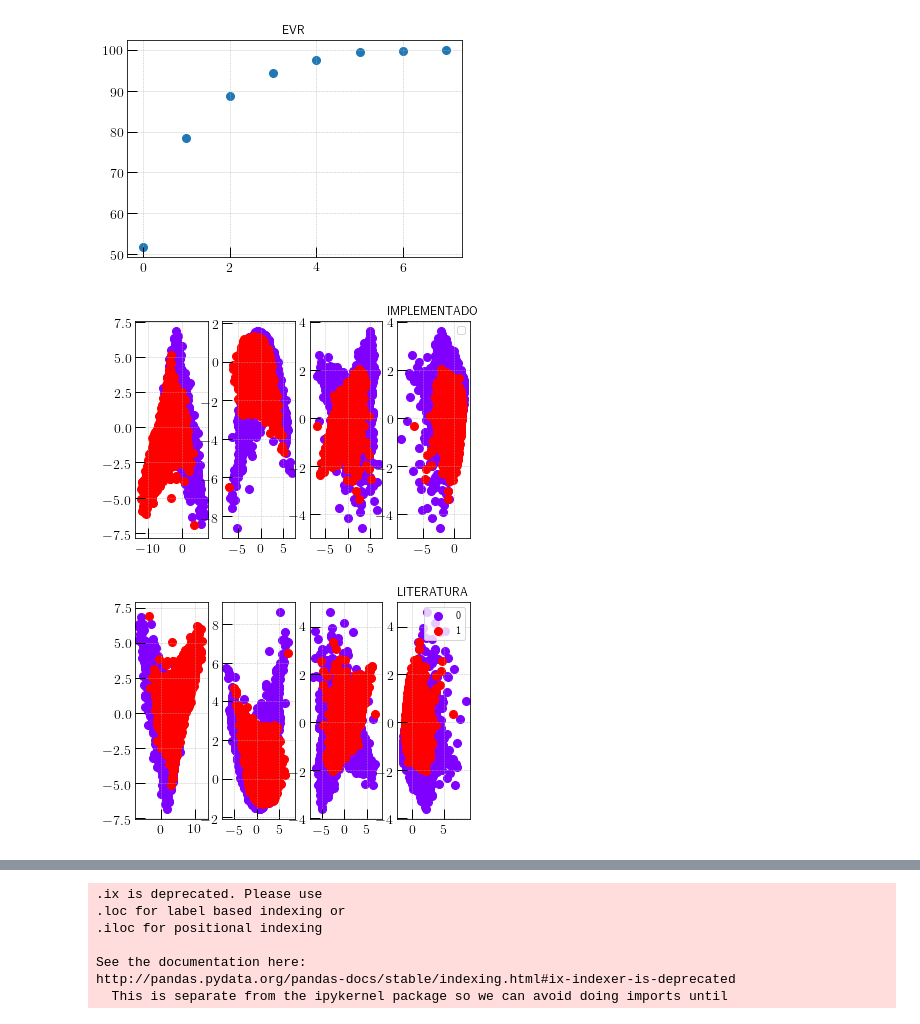
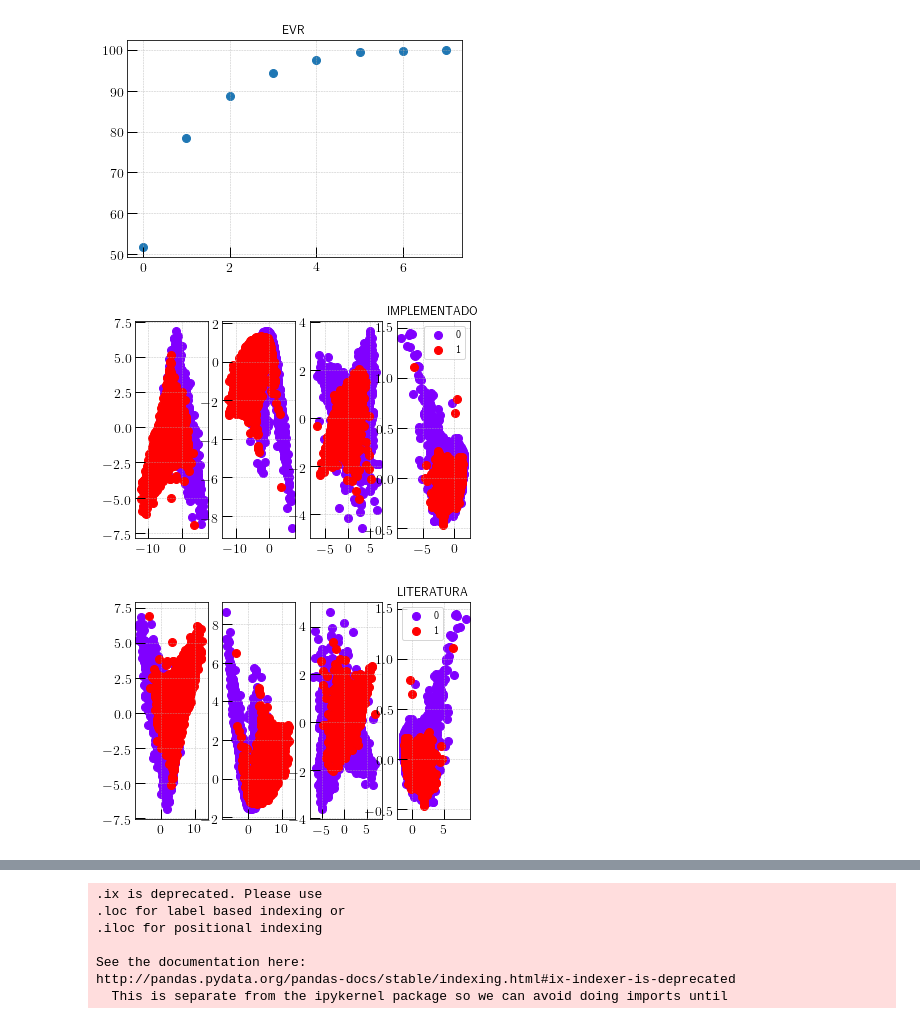
Before and after one commit to devmessias/Artificial-and-Natural-Vision, a Jupyter notebook: PCA.ipynb, the cells around one changed output, grey strips where cells are left out. Saved outputs shown, nothing was run; the diff lists cells and outputs as text; code cells hidden in the pictures.

```diff
--- a/PCA.ipynb
+++ b/PCA.ipynb
@@ -70,7 +68,6 @@ def plot_pcas(
     plt.show()
 
     fig, ax = plt.subplots(1, len(pcas))
-    legend = []
     plt.title("IMPLEMENTADO")
     for i, (pc0, pc1) in enumerate(pcas):
         legend = []
@@ -79,9 +76,9 @@ def plot_pcas(
             ys = [PCA[pc1,:][i] for i in ind_y]
 
             ax[i].scatter(xs, ys, c=color)
-            legend.append(name)
 
-    plt.legend(legend)
+
+    plt.legend(classes)
     plt.show()
 
     n_components = max([v[0] for v in pcas] + [v[1] for v in pcas])+1
@@ -90,18 +87,27 @@ def plot_pcas(
 
     fig, ax = plt.subplots(1, len(pcas))
     plt.title("LITERATURA")
-    legend = []
     for i, (pc0, pc1) in enumerate(pcas):
         legend = []
         for color, name in zip(color_by_class, classes):
             ax[i].scatter(Y_sklearn[Y==name, pc0], Y_sklearn[Y==name, pc1], c=color)
-            legend.append(name)
 
-    plt.legend(legend)
+    plt.legend(classes)
     plt.show()
+
+
+
+
+    return eig_vals, eig_vecs,cov_mat, PCA, sklearn_pca,  classes
 # %%
+pcas=[
+        (0, 1),
+        (0, 2),
+        (1, 3),
+        (2, 7),
+    ]
 df = pd.read_csv("pulsar_stars.csv")
-
+features = df.drop(columns="target_class").columns
 X = df.ix[:,0:8].values
 Y = df.ix[:,8].values
 df.tail()
@@ -119,9 +125,9 @@ http://pandas.pydata.org/pandas-docs/stable/indexing.html#ix-indexer-is-deprecat
 | 17895 | 119.335938 | 59.935939 | 0.159363 | -0.743025 | ... |
 | 17896 | 114.507812 | 53.902400 | 0.201161 | -0.024789 | ... |
 | 17897 | 57.062500 | 85.797340 | 1.406391 | 0.089520 | ... |
-# %%
-plot_pcas(X, Y)
-# %% [output]
-[figure, removed]
-[figure, removed]
-[figure, removed]
+# %%
+eig_vals, eig_vecs,cov_mat, PCA, sklearn_pca,  classes = plot_pcas(X, Y, pcas)
+# %% [output]
+[figure, added]
+[figure, added]
+[figure, added]
```
Also changed, not shown: parts of 10 cells of this notebook, 2 other files.
